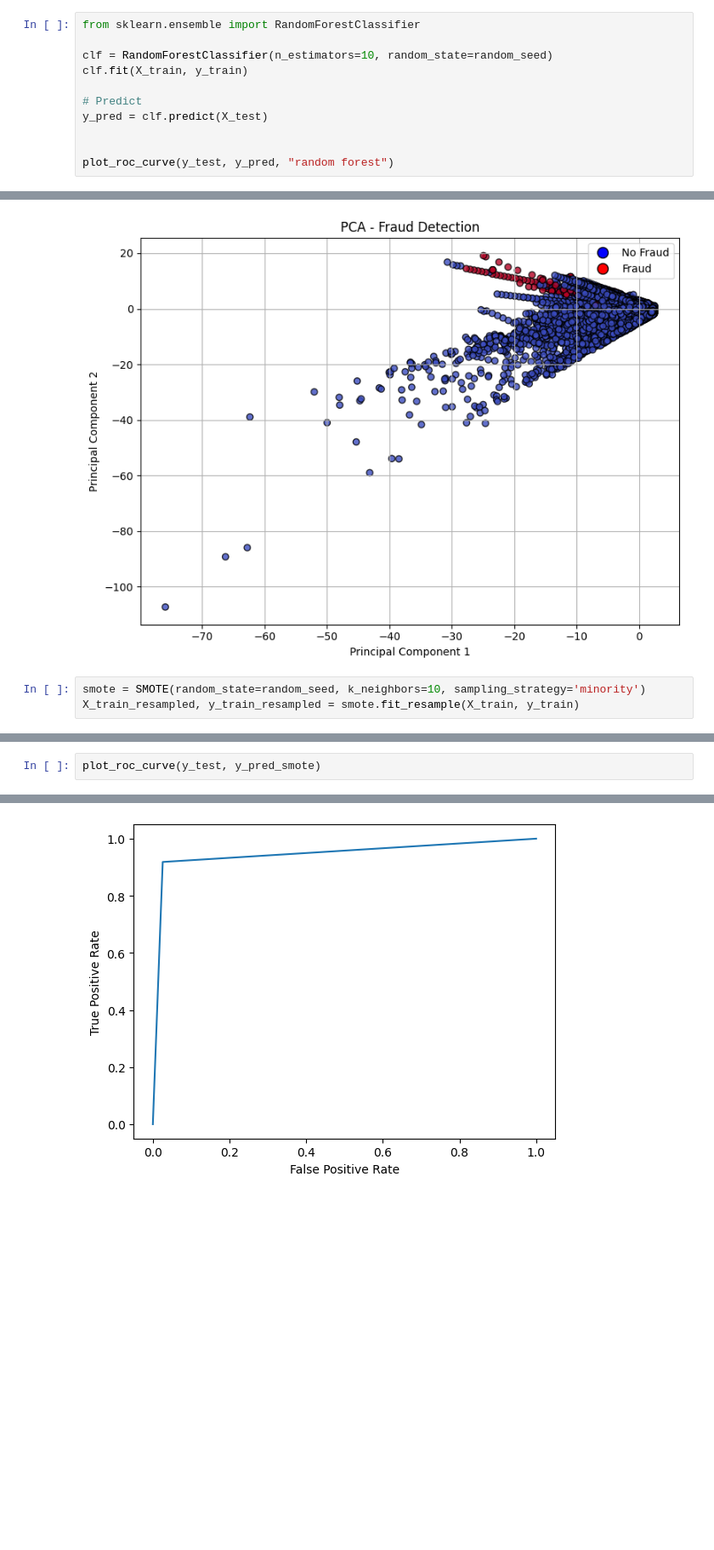
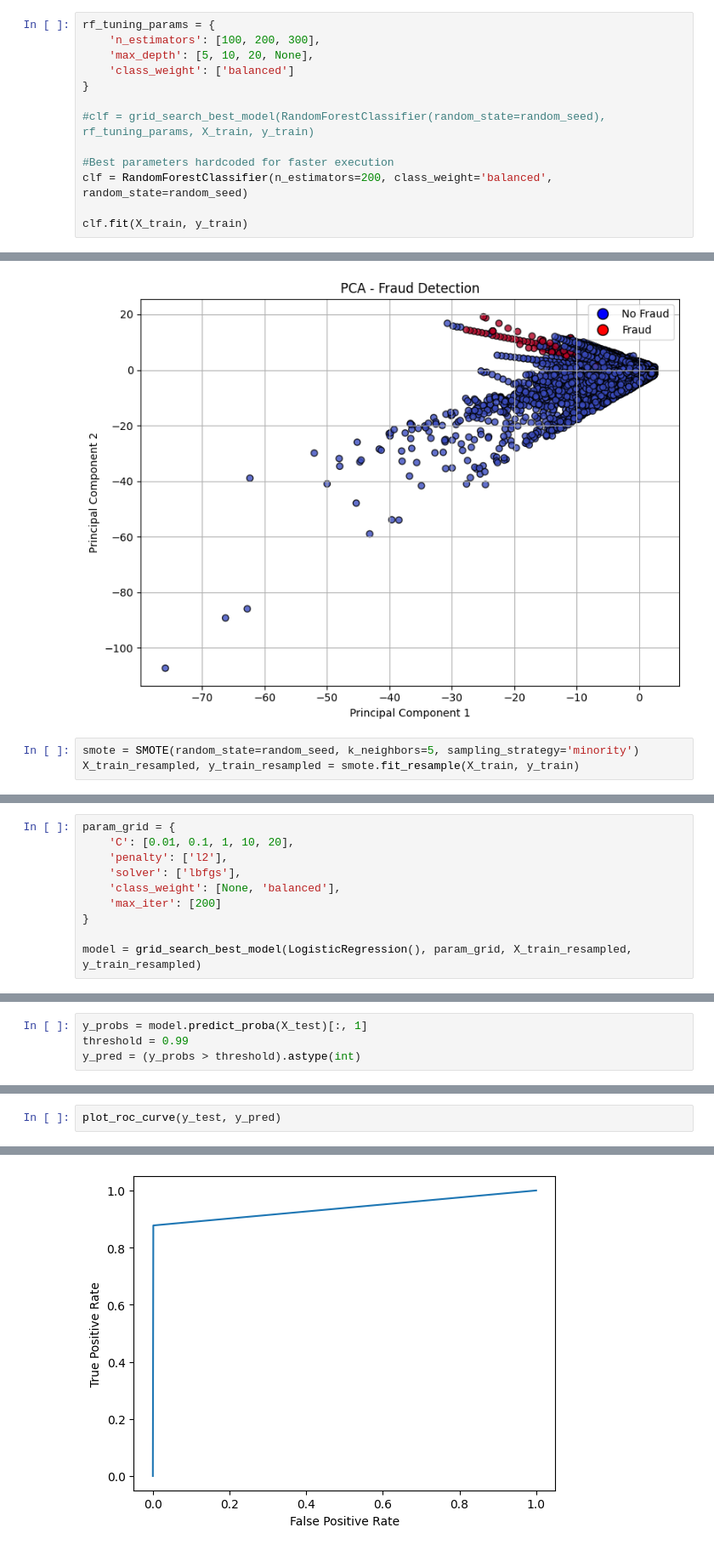
Before and after one commit to paubernabe/TFM, a Jupyter notebook: TFM.ipynb, the cells around one changed output, grey strips where cells are left out. Shown at 85% size. Drawn from its saved outputs; the diff is of its cells as text; blank space fills up the shorter version.

Commit message:
Final models

```diff
--- a/TFM.ipynb
+++ b/TFM.ipynb
@@ -194,12 +360,14 @@ model  has an AUC score of  0.8213142636063991
 # %%
-from sklearn.ensemble import RandomForestClassifier
+rf_tuning_params = {
+    'n_estimators': [100, 200, 300],
+    'max_depth': [5, 10, 20, None],
+    'class_weight': ['balanced']
+}
 
-clf = RandomForestClassifier(n_estimators=10, random_state=random_seed)
+#clf = grid_search_best_model(RandomForestClassifier(random_state=random_seed), rf_tuning_params, X_train, y_train)
+
+#Best parameters hardcoded for faster execution
+clf = RandomForestClassifier(n_estimators=200, class_weight='balanced', random_state=random_seed)
+
 clf.fit(X_train, y_train)
-
-# Predict
-y_pred = clf.predict(X_test)
-
-
-plot_roc_curve(y_test, y_pred, "random forest")
 # %% [output]
@@ -214,5 +877,5 @@ plot_class_distribution(X, y)
 # %% [output]
 [figure]
 # %%
-smote = SMOTE(random_state=random_seed, k_neighbors=10, sampling_strategy='minority')
+smote = SMOTE(random_state=random_seed, k_neighbors=5, sampling_strategy='minority')
 X_train_resampled, y_train_resampled = smote.fit_resample(X_train, y_train)
@@ -228,0 +894,10 @@ y_pred_smote = model.predict(X_test)
+# %%
+param_grid = {
+    'C': [0.01, 0.1, 1, 10, 20],
+    'penalty': ['l2'],
+    'solver': ['lbfgs'],
+    'class_weight': [None, 'balanced'],
+    'max_iter': [200]
+}
+
+model = grid_search_best_model(LogisticRegression(), param_grid, X_train_resampled, y_train_resampled)
@@ -228,0 +908,4 @@ y_pred_smote = model.predict(X_test)
+# %%
+y_probs = model.predict_proba(X_test)[:, 1]
+threshold = 0.99
+y_pred = (y_probs > threshold).astype(int)
@@ -229,3 +916,3 @@ y_pred_smote = model.predict(X_test)
 # %%
-plot_roc_curve(y_test, y_pred_smote)
+plot_roc_curve(y_test, y_pred)
 # %% [output]
@@ -233 +920 @@ model  has an AUC score of  0.9463284399297142
-[figure, old version]
+[figure, new version]
```
Also changed, not shown: parts of 177 cells of this notebook, 3 other files.
